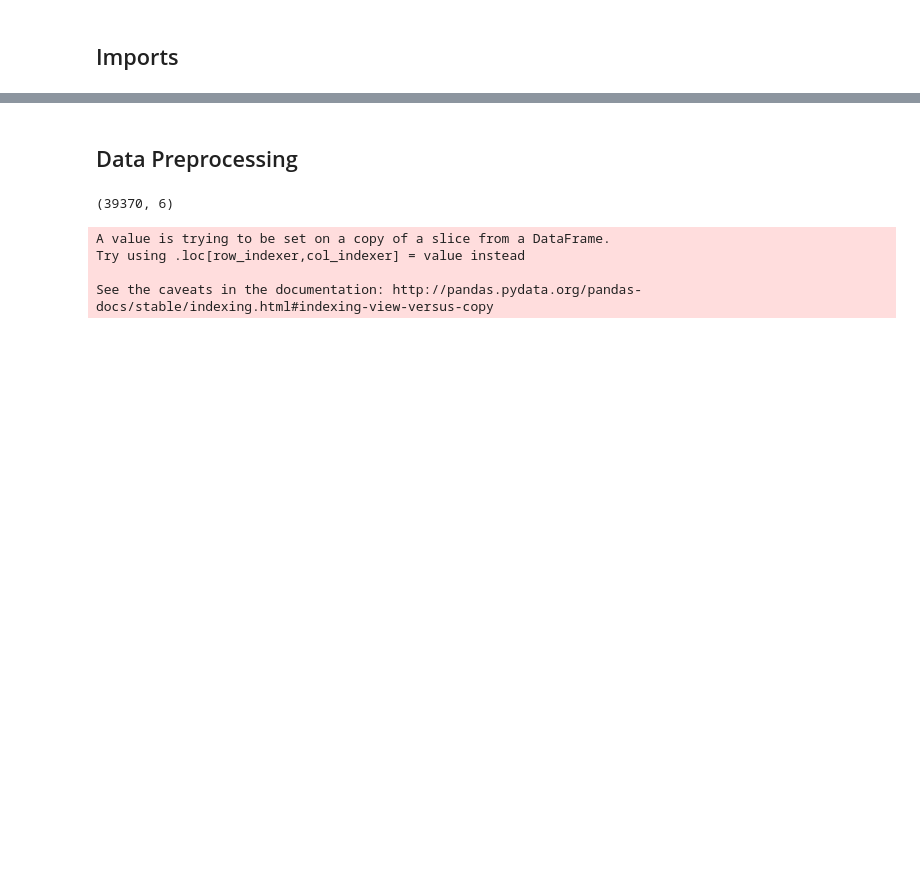
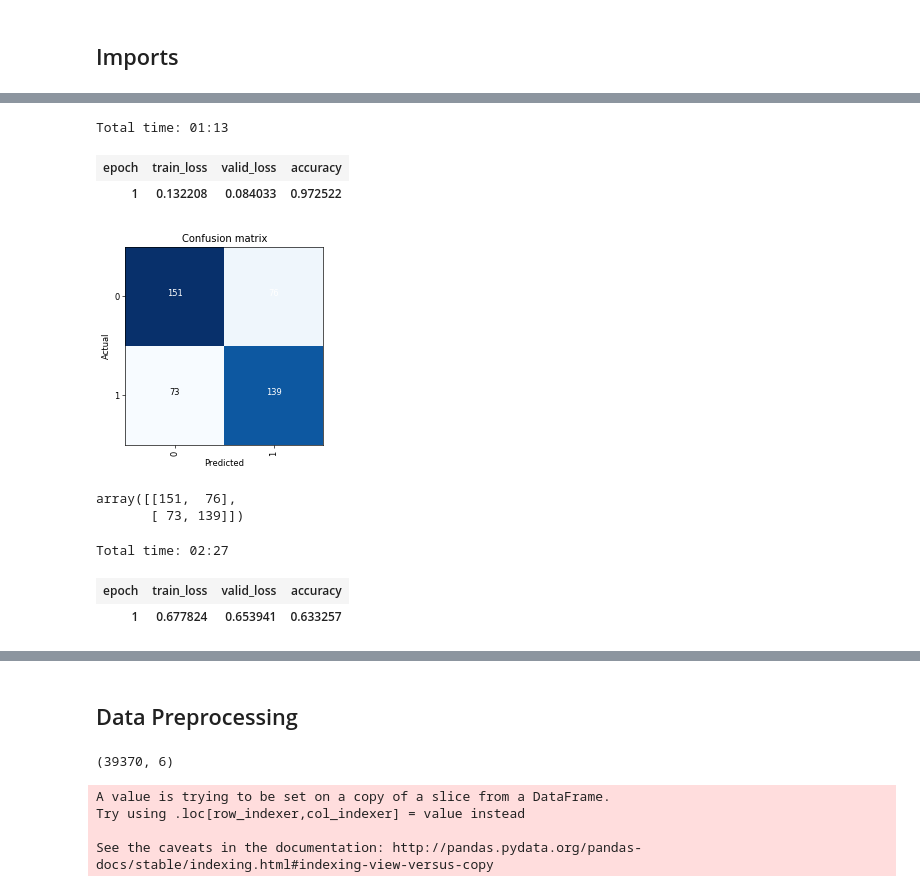
Before and after one commit to FraPochetti/KagglePlaygrounds, a Jupyter notebook: MXNetImage.ipynb, the cells around one changed output, grey strips where cells are left out. Cells and saved outputs as stored; diff of their text form; code cells hidden in the pictures; blank space fills up the shorter version.

```diff
--- a/MXNetImage.ipynb
+++ b/MXNetImage.ipynb
@@ -27,0 +41,6 @@ FOLDER = '/tmp/data'
+# %%
+learn.fit(1)
+# %% [output]
+Total time: 01:13
+| epoch | train_loss | valid_loss | accuracy |
+| 1 | 0.132208 | 0.084033 | 0.972522 |
@@ -27,0 +49,6 @@ FOLDER = '/tmp/data'
+# %%
+total = pd.read_csv(os.path.join(FOLDER, 'labels.csv'))
+# %%
+data = ImageDataBunch.from_df(df=total,ds_tfms=tfms, path=FOLDER, size=128)
+# %%
+learn = create_cnn(data, models.resnet34, metrics=accuracy)
@@ -27,0 +57,11 @@ FOLDER = '/tmp/data'
+# %%
+interp = ClassificationInterpretation.from_learner(learn)
+# %%
+interp.plot_confusion_matrix(figsize=(4,4), dpi=60)
+# %% [output]
+[figure, added]
+# %%
+interp.confusion_matrix()
+# %% [output]
+array([[151,  76],
+       [ 73, 139]])
@@ -27,0 +72,6 @@ FOLDER = '/tmp/data'
+# %%
+learn.fit_one_cycle(1)
+# %% [output]
+Total time: 02:27
+| epoch | train_loss | valid_loss | accuracy |
+| 1 | 0.677824 | 0.653941 | 0.633257 |
```
Also changed, not shown: parts of 21 cells of this notebook.
